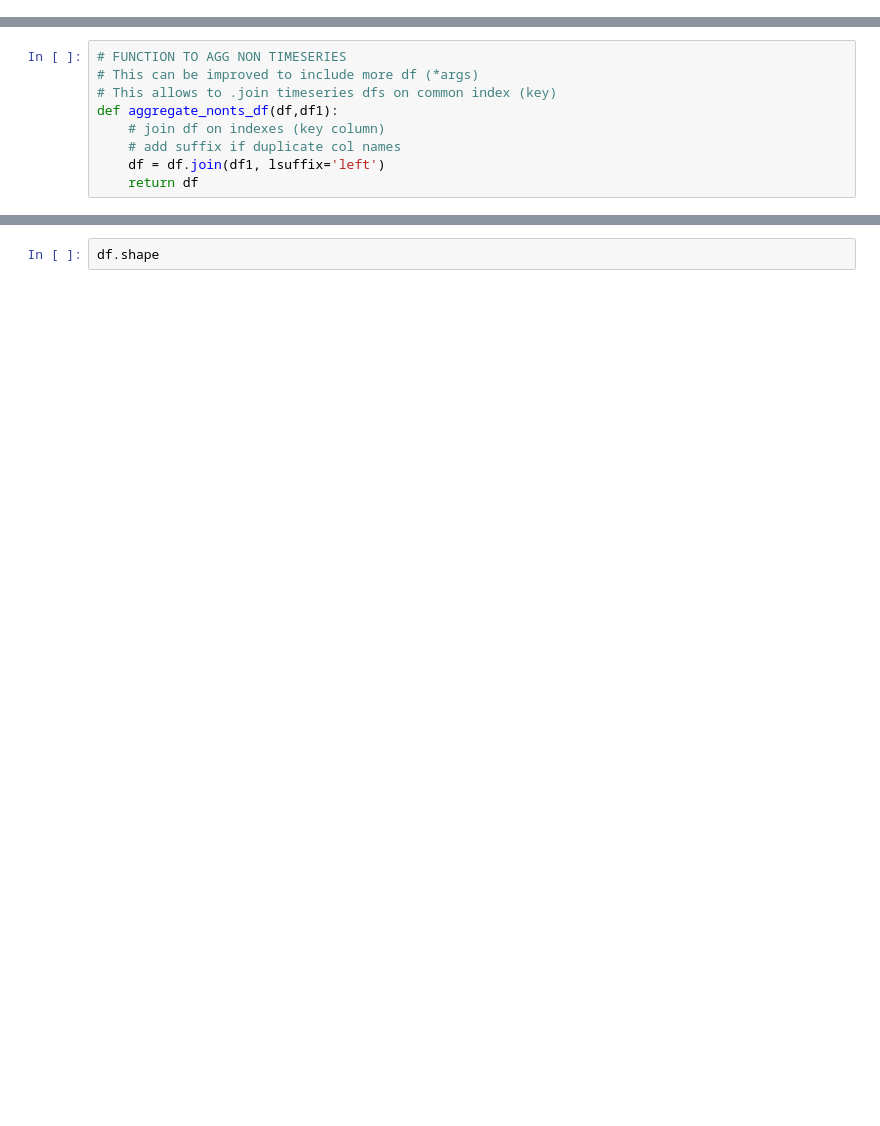
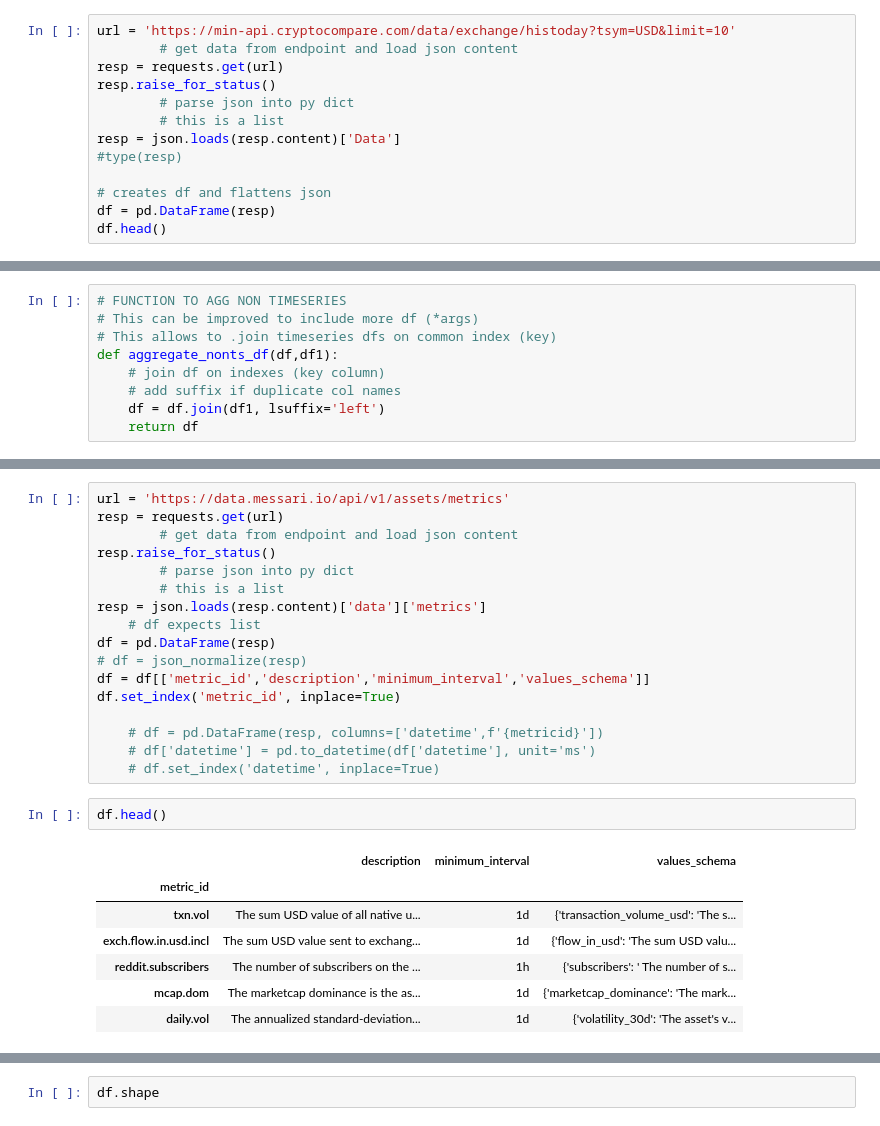
Before and after one commit to willr-seriousprojects/maker-dao, a Jupyter notebook: Maker-Risk/LINK/link.ipynb, the cells around one changed output, grey strips where cells are left out. Cells and saved outputs as stored; diff of their text form; blank space fills up the shorter version.

Commit message:
Added data sources

```diff
--- a/Maker-Risk/LINK/link.ipynb
+++ b/Maker-Risk/LINK/link.ipynb
@@ -170,0 +194,13 @@ get_coinlist()
+# %%
+url = 'https://min-api.cryptocompare.com/data/exchange/histoday?tsym=USD&limit=10'
+        # get data from endpoint and load json content
+resp = requests.get(url)
+resp.raise_for_status()
+        # parse json into py dict
+        # this is a list
+resp = json.loads(resp.content)['Data']
+#type(resp)
+
+# creates df and flattens json
+df = pd.DataFrame(resp)
+df.head()
@@ -357,0 +435,27 @@ Used for:
+# %%
+url = 'https://data.messari.io/api/v1/assets/metrics'
+resp = requests.get(url)
+        # get data from endpoint and load json content
+resp.raise_for_status()
+        # parse json into py dict
+        # this is a list
+resp = json.loads(resp.content)['data']['metrics']
+    # df expects list
+df = pd.DataFrame(resp)
+# df = json_normalize(resp)
+df = df[['metric_id','description','minimum_interval','values_schema']]
+df.set_index('metric_id', inplace=True)
+
+    # df = pd.DataFrame(resp, columns=['datetime',f'{metricid}'])
+    # df['datetime'] = pd.to_datetime(df['datetime'], unit='ms')
+    # df.set_index('datetime', inplace=True)
+# %%
+df.head()
+# %% [output]
+|  | description | minimum_interval | values_schema |
+| metric_id |  |  |  |
+| txn.vol | The sum USD value of all native u... | 1d | {'transaction_volume_usd': 'The s... |
+| exch.flow.in.usd.incl | The sum USD value sent to exchang... | 1d | {'flow_in_usd': 'The sum USD valu... |
+| reddit.subscribers | The number of subscribers on the ... | 1h | {'subscribers': ' The number of s... |
+| mcap.dom | The marketcap dominance is the as... | 1d | {'marketcap_dominance': 'The mark... |
+| daily.vol | The annualized standard-deviation... | 1d | {'volatility_30d': 'The asset's v... |
```
Also changed, not shown: parts of 99 cells of this notebook, 4 other files.
